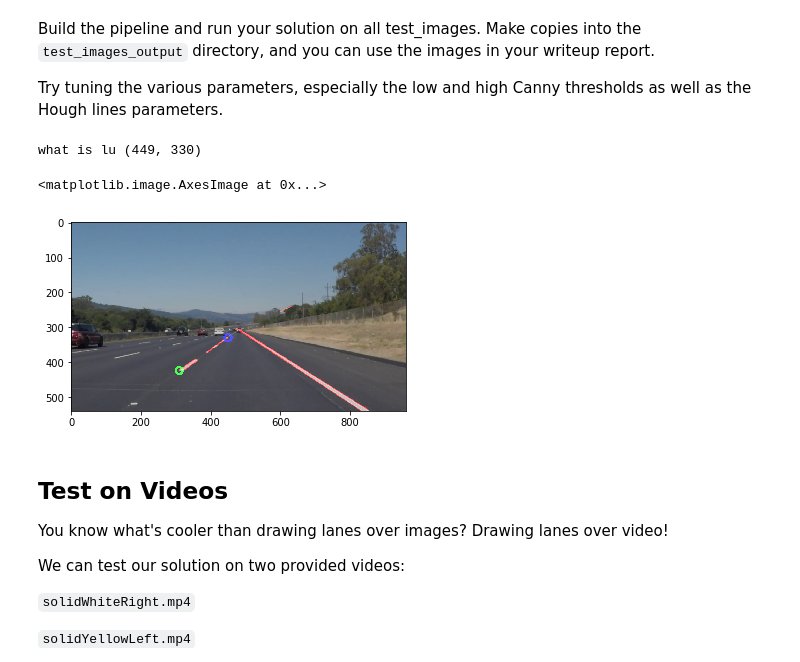
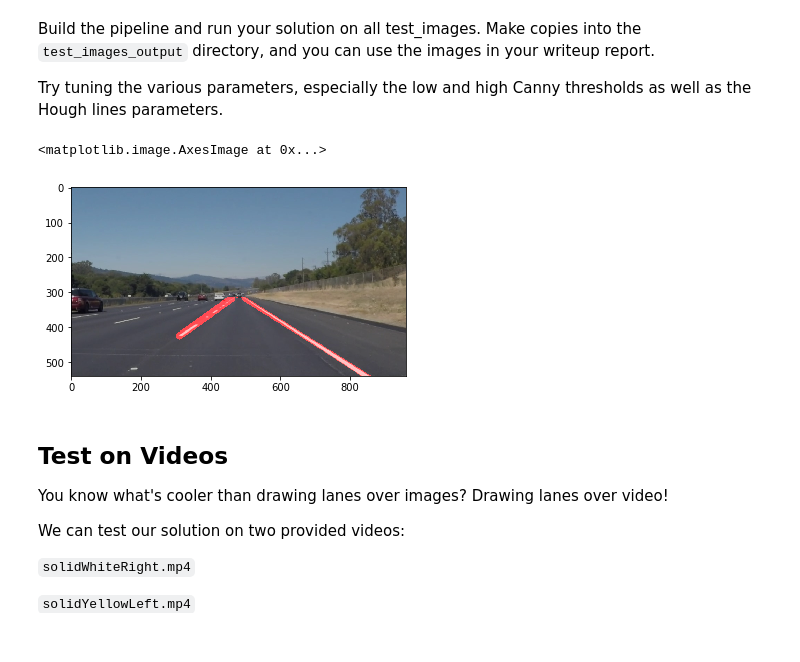
Before and after one commit to Elizaaaaa/lane-detection, a Jupyter notebook: P1.ipynb, the cells around one changed output. Cells and saved outputs as stored; diff of their text form; code cells hidden in the pictures.

Commit message:
2 lines, not reaching to boundary

```diff
--- a/P1.ipynb
+++ b/P1.ipynb
@@ -162,7 +162,9 @@ def draw_lines(img, lines, color=[255, 0, 0], thickness=2):
     this function with the weighted_img() function below
     """
     ld = (800, 0)
-    lu = (0, 800)
+    lu = (0, 320)
+    ru = (800, 320)
+    rd = (0, 0)
     for line in lines:
         for x1,y1,x2,y2 in line:
             slope = ((y2-y1)/(x2-x1))
@@ -178,11 +180,17 @@ def draw_lines(img, lines, color=[255, 0, 0], thickness=2):
                     ld = (min(ld[0], x1), max(ld[1], y1))
                 if rightcheck >= 0:
                     lu = (max(lu[0], x2), min(lu[1], y2))
+            else:
+                # Right-line
+                if leftcheck >= 0:
+                    ru = (min(ru[0], x1), min(ru[1], y1))
+                if rightcheck >= 0:
+                    rd = (max(rd[0], x2), max(rd[1], y2))
 
             cv2.line(img, (x1, y1), (x2, y2), color, thickness)
-    cv2.circle(img, ld, 10, [0, 255, 0], 5)
-    print("what is lu {}".format(lu))
-    cv2.circle(img, lu, 10, [0, 0, 255], 5)
+
+    cv2.line(img, ld, lu, color, 20)
+    cv2.line(img, ru, rd, color, 20)
 
 def hough_lines(img, rho, theta, threshold, min_line_len, max_line_gap):
     """
@@ -234,36 +242,36 @@ Try tuning the various parameters, especially the low and high Canny thresholds
 # %%
 # TODO: Build your pipeline that will draw lane lines on the test_images
 # then save them to the test_images_output directory.
 imshape = image.shape
 
 gray_image = grayscale(image)
 
-kernal_size = 5
-low_thresh = 100
-high_thresh = 200
+kernal_size = 9
+low_thresh = 50
+high_thresh = 100
 canny_image = canny(gaussian_blur(gray_image, kernal_size), low_thresh, high_thresh)
 
 #def hough_lines(img, rho, theta, threshold, min_line_len, max_line_gap):
 rho = 2
 theta = np.pi/180
 threshold = 15
-min_line_len = 40
-max_line_gap = 15
+min_line_len = 10
+max_line_gap = 5
 
 hough_image = hough_lines(canny_image, rho, theta, threshold, min_line_len, max_line_gap)
 
-#vertices = np.array([[(100,imshape[0]),(450, 315), (490, 315), (imshape[1]-100,imshape[0])]], dtype=np.int32)
 global vertices
-vertices = np.array([[(100,imshape[0]),(400, 200), (600, 200), (imshape[1]-100,imshape[0])]], dtype=np.int32)
+vertices = np.array([[(100,imshape[0]),(440, 315), (500, 315), (imshape[1]-100,imshape[0])]], dtype=np.int32)
+#vertices = np.array([[(100,imshape[0]),(400, 200), (600, 200), (imshape[1]-100,imshape[0])]], dtype=np.int32)
 masked_image = region_of_interest(hough_image, vertices)
 
 result = weighted_img(masked_image, image)
 
+plt.imshow(canny_image)
 plt.imshow(result)
 # %% [output]
-what is lu (449, 330)
+<matplotlib.image.AxesImage at 0x...>
-<matplotlib.image.AxesImage at 0x...>
-[figure, old version]
+[figure, new version]
 # %% [markdown]
 ## Test on Videos
 
```
Also changed, not shown: parts of 2 cells of this notebook.
